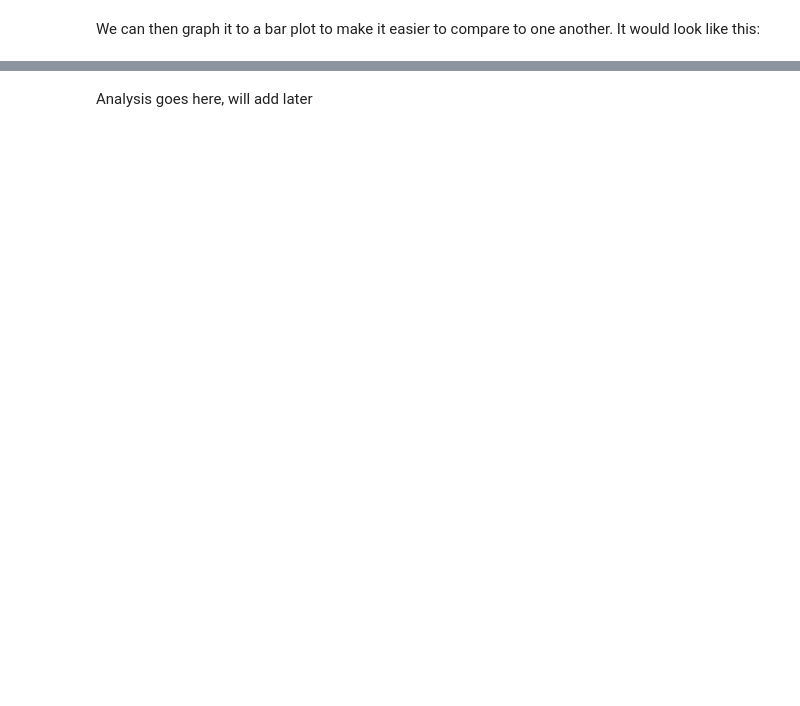
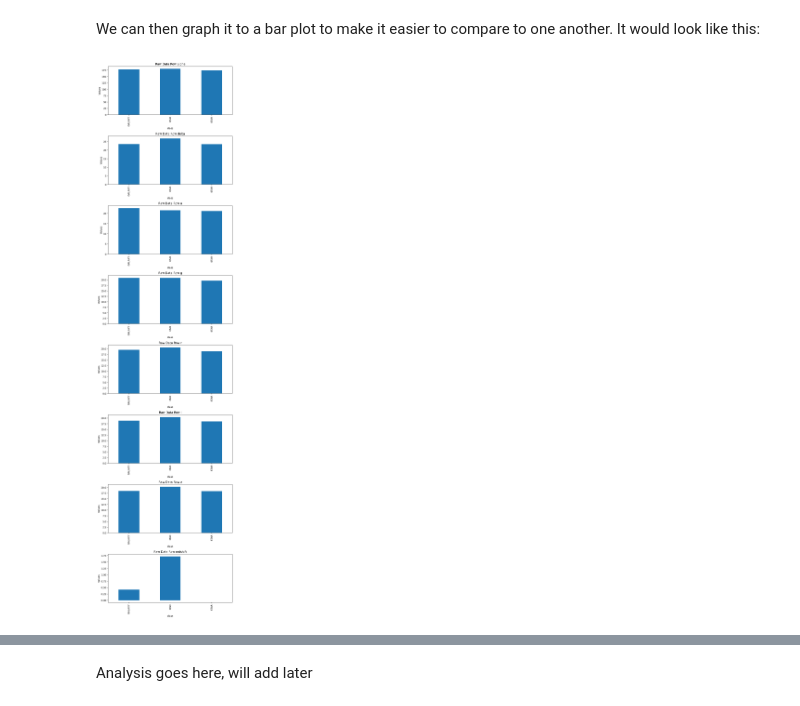
Before and after one commit to Anton1017/STINTSY-MP, a Jupyter notebook: STINTSY MP.ipynb, the cells around one changed output, grey strips where cells are left out. Cells and saved outputs as stored; diff of their text form; code cells hidden in the pictures; blank space fills up the shorter version.

```diff
--- a/STINTSY MP.ipynb
+++ b/STINTSY MP.ipynb
@@ -248,18 +407,20 @@ We can then graph it to a bar plot to make it easier to compare to one another.
 # %%
 import matplotlib.pyplot as plt
 
 fig, axes = plt.subplots(nrows=len(means_df), figsize=(8, 4 * len(means_df)))
 
 # Iterate through each row and plot a bar graph
 for i, (index, row) in enumerate(means_df.iterrows()):
     # Create a bar plot for each row
     ax = axes[i]
-    row.plot(kind='bar', ax=ax, title=f'Normalized Row {index}')
+    row.plot(kind='bar', ax=ax, title=f'Raw Data Row {index}')
     ax.set_ylabel('Values')
 
 # Adjust layout to prevent overlap
 plt.tight_layout()
 plt.show()
+# %% [output]
+[figure, added]
 # %%
 fig, axes = plt.subplots(nrows=len(normalized_means_df), figsize=(8, 4 * len(normalized_means_df)))
 
```
Also changed, not shown: parts of 67 cells of this notebook.
